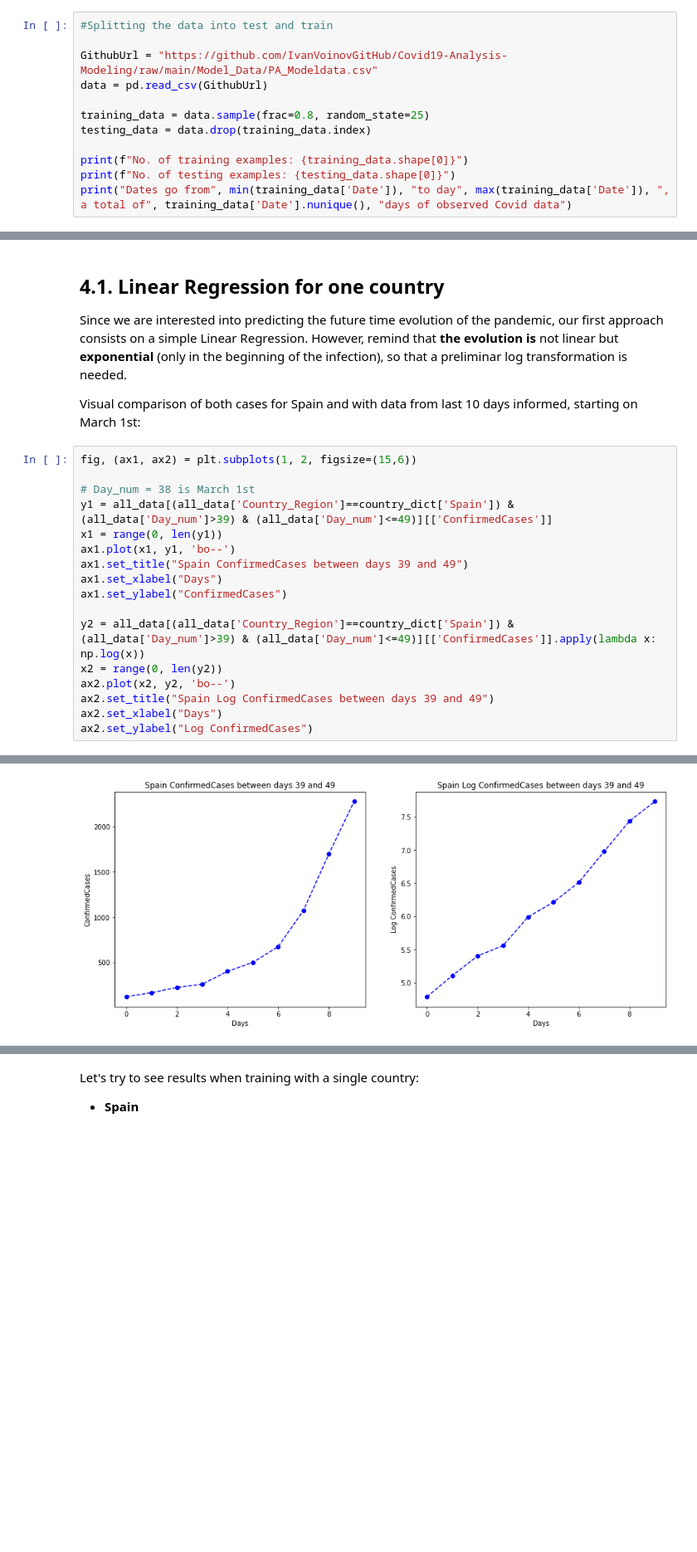
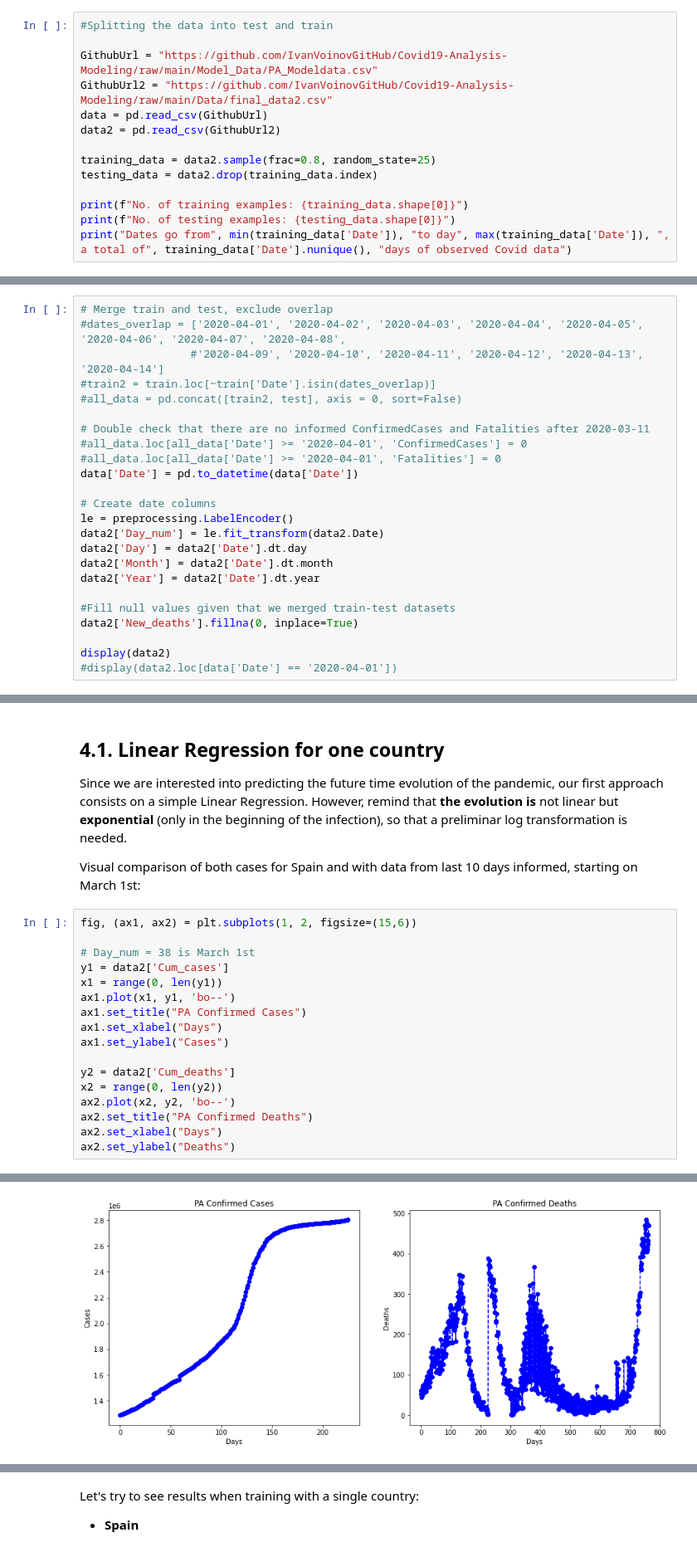
Before and after one commit to jakeisthegoat/Covid19-Analysis-Modeling, a Jupyter notebook: PAModel.ipynb, the cells around one changed output, grey strips where cells are left out. Shown at 83% size. Saved outputs shown, nothing was run; the diff lists cells and outputs as text; blank space fills up the shorter version.

```diff
--- a/PAModel.ipynb
+++ b/PAModel.ipynb
@@ -229,10 +296,12 @@ Drive already mounted at /content/drive; to attempt to forcibly remount, call dr
 #Splitting the data into test and train
 
 GithubUrl = "https://github.com/IvanVoinovGitHub/Covid19-Analysis-Modeling/raw/main/Model_Data/PA_Modeldata.csv"
+GithubUrl2 = "https://github.com/IvanVoinovGitHub/Covid19-Analysis-Modeling/raw/main/Data/final_data2.csv"
 data = pd.read_csv(GithubUrl)
+data2 = pd.read_csv(GithubUrl2)
 
-training_data = data.sample(frac=0.8, random_state=25)
-testing_data = data.drop(training_data.index)
+training_data = data2.sample(frac=0.8, random_state=25)
+testing_data = data2.drop(training_data.index)
 
 print(f"No. of training examples: {training_data.shape[0]}")
 print(f"No. of testing examples: {testing_data.shape[0]}")
@@ -449,0 +618,24 @@ Optimal parameters: beta = 0.009175795656106472  and gamma =  0.0033098926678261
+# %%
+# Merge train and test, exclude overlap
+#dates_overlap = ['2020-04-01', '2020-04-02', '2020-04-03', '2020-04-04', '2020-04-05', '2020-04-06', '2020-04-07', '2020-04-08',
+                 #'2020-04-09', '2020-04-10', '2020-04-11', '2020-04-12', '2020-04-13', '2020-04-14']
+#train2 = train.loc[~train['Date'].isin(dates_overlap)]
+#all_data = pd.concat([train2, test], axis = 0, sort=False)
+
+# Double check that there are no informed ConfirmedCases and Fatalities after 2020-03-11
+#all_data.loc[all_data['Date'] >= '2020-04-01', 'ConfirmedCases'] = 0
+#all_data.loc[all_data['Date'] >= '2020-04-01', 'Fatalities'] = 0
+data['Date'] = pd.to_datetime(data['Date'])
+
+# Create date columns
+le = preprocessing.LabelEncoder()
+data2['Day_num'] = le.fit_transform(data2.Date)
+data2['Day'] = data2['Date'].dt.day
+data2['Month'] = data2['Date'].dt.month
+data2['Year'] = data2['Date'].dt.year
+
+#Fill null values given that we merged train-test datasets
+data2['New_deaths'].fillna(0, inplace=True)
+
+display(data2)
+#display(data2.loc[data['Date'] == '2020-04-01'])
@@ -523,17 +730,17 @@ Visual comparison of both cases for Spain and with data from last 10 days inform
 fig, (ax1, ax2) = plt.subplots(1, 2, figsize=(15,6))
 
 # Day_num = 38 is March 1st
-y1 = all_data[(all_data['Country_Region']==country_dict['Spain']) & (all_data['Day_num']>39) & (all_data['Day_num']<=49)][['ConfirmedCases']]
+y1 = data2['Cum_cases']
 x1 = range(0, len(y1))
 ax1.plot(x1, y1, 'bo--')
-ax1.set_title("Spain ConfirmedCases between days 39 and 49")
+ax1.set_title("PA Confirmed Cases")
 ax1.set_xlabel("Days")
-ax1.set_ylabel("ConfirmedCases")
+ax1.set_ylabel("Cases")
 
-y2 = all_data[(all_data['Country_Region']==country_dict['Spain']) & (all_data['Day_num']>39) & (all_data['Day_num']<=49)][['ConfirmedCases']].apply(lambda x: np.log(x))
+y2 = data2['Cum_deaths']
 x2 = range(0, len(y2))
 ax2.plot(x2, y2, 'bo--')
-ax2.set_title("Spain Log ConfirmedCases between days 39 and 49")
+ax2.set_title("PA Confirmed Deaths")
 ax2.set_xlabel("Days")
-ax2.set_ylabel("Log ConfirmedCases")
+ax2.set_ylabel("Deaths")
 # %% [output]
@@ -541,4 +748,4 @@ Text(0, 0.5, 'Log ConfirmedCases')
-[figure, old version]
+[figure, new version]
 # %% [markdown]
 As you see, the log transformation results in a fancy straight-like line, which is awesome for Linear Regression. However, let me clarify two important points:
 
```
Also changed, not shown: parts of 67 cells of this notebook.
